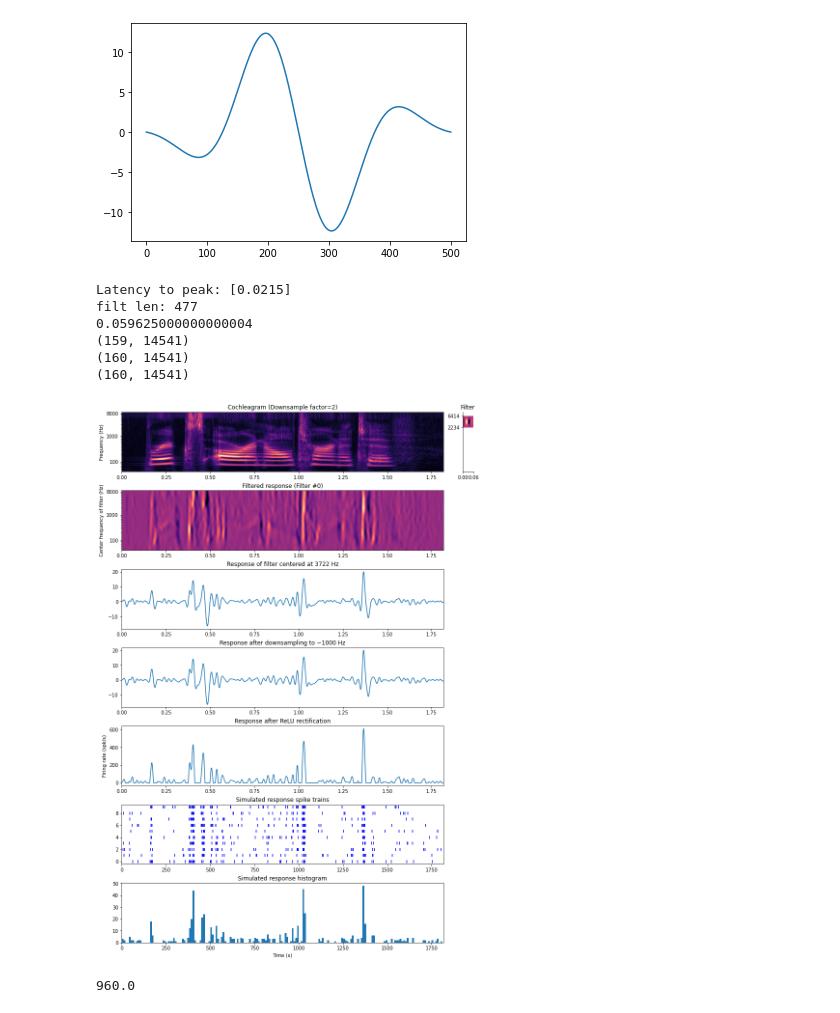
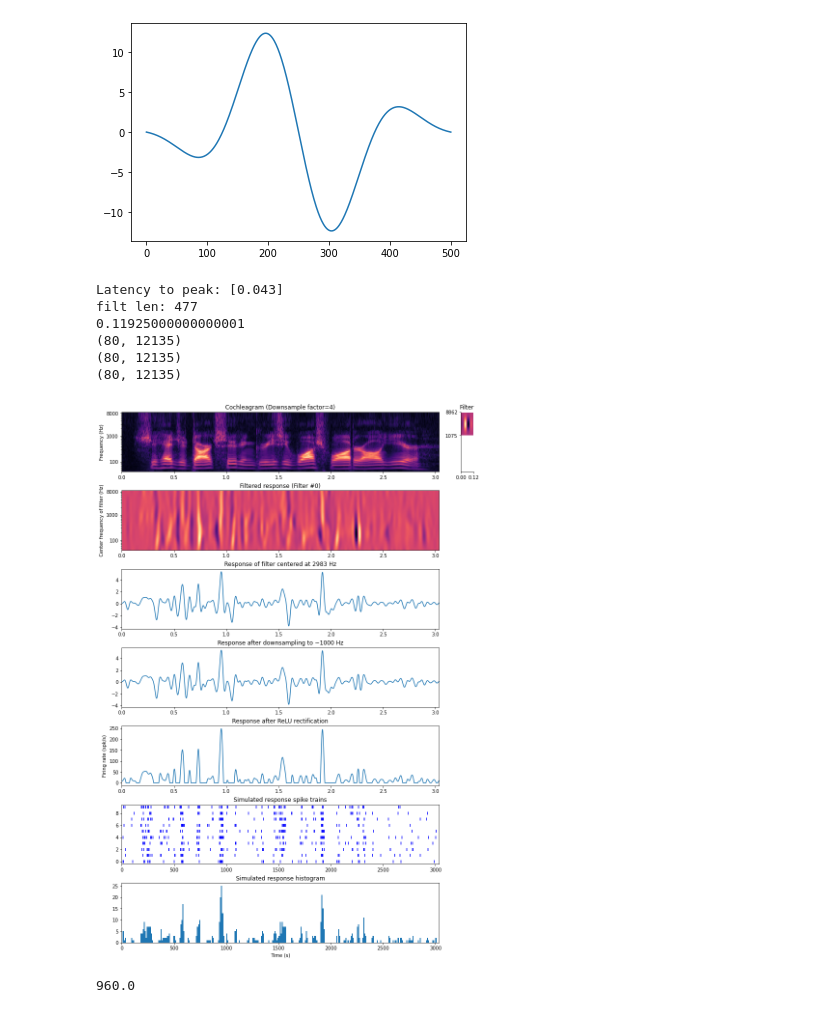
Before and after one commit to xpliu16/Jupyter_notebooks, a Jupyter notebook: auditory_filternet/Auditory_filter_processing.ipynb, the cells around one changed output. Saved outputs shown, nothing was run; the diff lists cells and outputs as text; code cells hidden in the pictures.

```diff
--- a/auditory_filternet/Auditory_filter_processing.ipynb
+++ b/auditory_filternet/Auditory_filter_processing.ipynb
@@ -200,21 +197,3 @@ import numpy as np
 #import sounddevice as sd
 from IPython.display import Audio
 from scipy.io.wavfile import write
-
-mat = scipy.io.loadmat('/home/ping/Filternet_improvement/ucsf_timit_sents.mat')
-
-#len(mat.timit_sents
-
-print(mat['timit_sents'].shape)
-
-data = np.squeeze(mat['timit_sents'][0,0])
-
-sr = mat['aud_fs'][0][0]
-
-scaled = np.int16(data / np.max(np.abs(data)) * 32767)
-print(scaled.shape)
-
-#scaled = np.int16(sent1 * 32767)
-write('/home/ping/Filternet_improvement/ucsf_timit_sent1.wav', sr, scaled)
-
-#Audio(scaled, rate=mat['aud_fs'])
@@ -230,8 +206,7 @@ from pycochleagram import utils
 low_lim = 50
 hi_lim = 20000
 # look for "Running demo with sound file: <rfn>
-#rfn = '/home/ping/pycochleagram/pycochleagram/demo_stim/sa1.wav'
-rfn = '/home/ping/Filternet_improvement/ucsf_timit_sent1.wav'
+rfn = '/home/ping/pycochleagram/pycochleagram/demo_stim/sa1.wav'
 demo_stim, demo_sr = utils.wav_to_array(rfn)
 #demo_n = 38  # default filter for low_lim=50 hi_lim=20000
 n = int(np.floor(erb.freq2erb(hi_lim) - erb.freq2erb(low_lim)) - 1)
@@ -856,7 +802,7 @@ def show_filters (cg_pyramid, x_step_base, y_step_base, scale=0, ifilt=0, jfilt=
     ax4.set_title(f'Response after downsampling to ~1000 Hz')
 
     C = 5    # Be careful variable names not redundant
-    A = 20
+    A = 30   # Was 20
 
     input = C+resp_d[jfilt,:]*A
     # Rectify
@@ -923,15 +869,15 @@ plt.plot(d)
 [figure]
 # %%
 # Because padding is not plotted, do not choose a filter that extends past the edge
-show_filters(pyramid, x_step_base, y_step_base, scale=1, ifilt=0, jfilt=133, scx=16)
+show_filters(pyramid, x_step_base, y_step_base, scale=2, ifilt=0, jfilt=63, scx=16)
 # %% [output]
-Latency to peak: [0.0215]
+Latency to peak: [0.043]
 filt len: 477
-0.059625000000000004
-(159, 14541)
-(160, 14541)
-(160, 14541)
+0.11925000000000001
+(80, 12135)
+(80, 12135)
+(80, 12135)
-[figure, old version]
+[figure, new version]
 # %%
 0.06/(1/16000)
 # %% [output]
```
Also changed, not shown: parts of 27 cells of this notebook.
